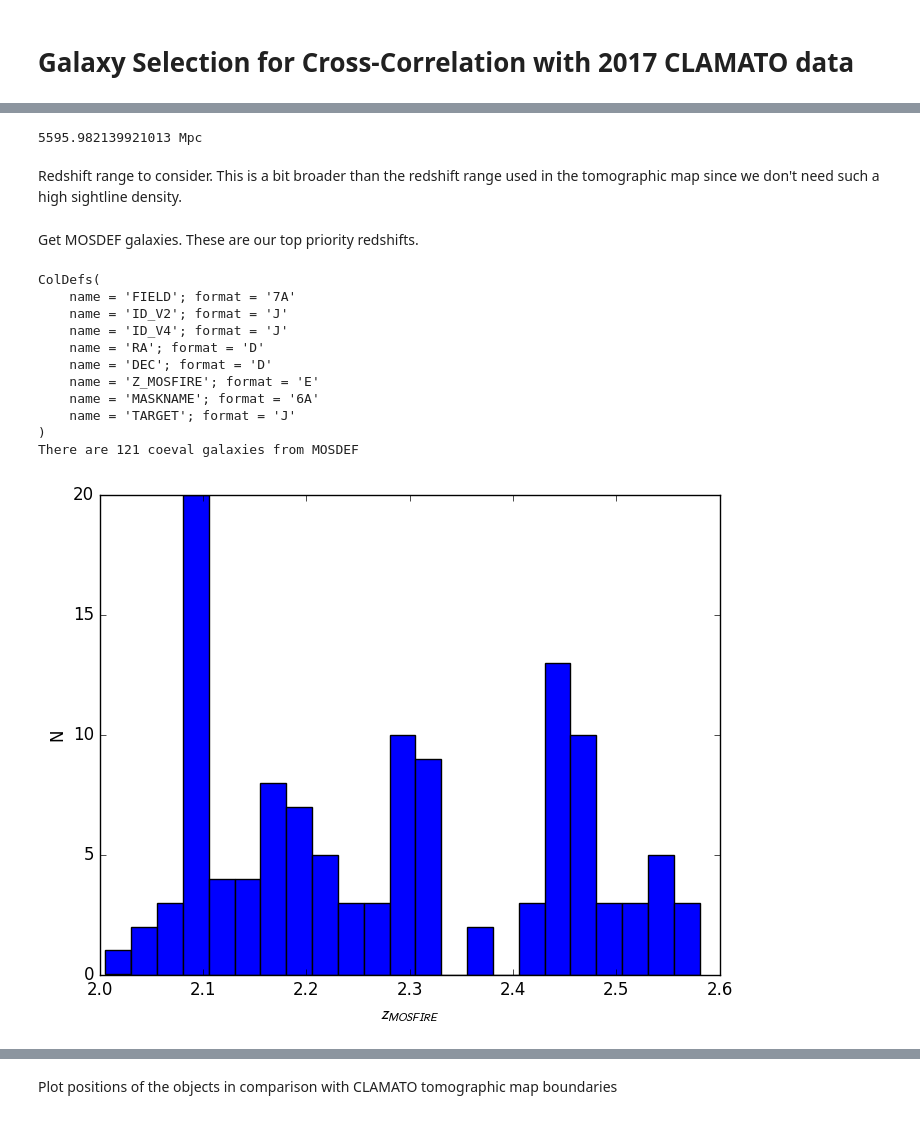
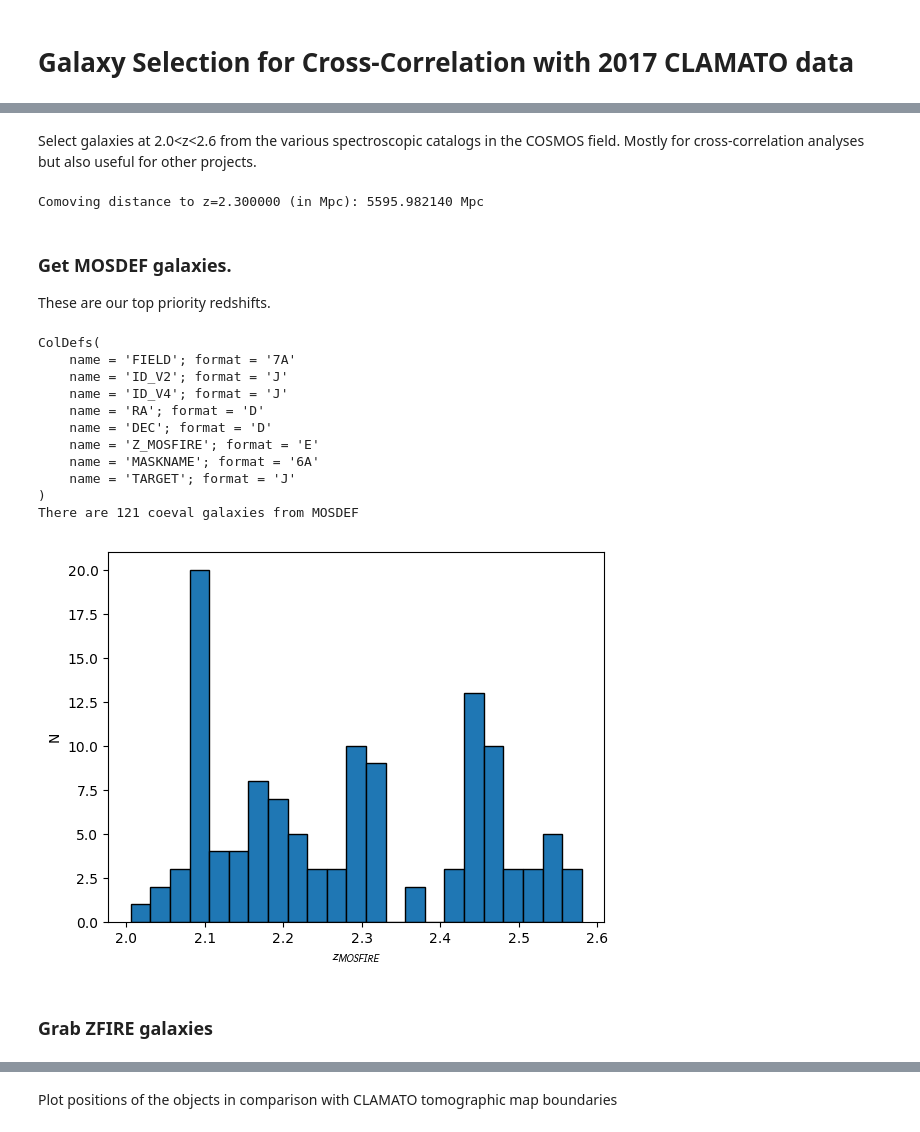
Before and after one commit to kheegan/crosscorr2017, a Jupyter notebook: grab_coeval_gal_cl2017.ipynb, the cells around one changed output, grey strips where cells are left out. Drawn from its saved outputs; the diff is of its cells as text; code cells hidden in the pictures.

```diff
--- a/grab_coeval_gal_cl2017.ipynb
+++ b/grab_coeval_gal_cl2017.ipynb
@@ -5,3 +3,5 @@ These are the approx map boundaries for the tomographic map. These are where mos
+# %% [markdown]
+Select galaxies at 2.0<z<2.6 from the various spectroscopic catalogs in the COSMOS field. Mostly for cross-correlation analyses but also useful for other projects.
 # %%
 import numpy as np
 from astropy.cosmology import FlatLambdaCDM
@@ -25,19 +25,25 @@ import matplotlib.pyplot as plt
 # Define cosmology
 cosmo = FlatLambdaCDM(H0=70, Om0=0.31)
 
+# These are coordinates of the tomographic map
 ra0 = 149.950000
 dec0 = 2.150000
 ra1 = 150.390000
 dec1 = 2.5010000
 
+# Redshift range to consider.
+# This is a bit broader than the redshift range used in the tomographic map since
+# we don't need such a high sightline density.
+zmin = 2.0
+zmax = 2.6
+zmid = (zmin+zmax)/2.
+
 # degrees per transverse Mpc/h
-deg_per_hMpc = 1./ cosmo.h / cosmo.comoving_distance(2.35).value * 180./np.pi
-print(cosmo.comoving_distance(2.35))
+deg_per_hMpc = 1./ cosmo.h / cosmo.comoving_distance(zmid).value * 180./np.pi
+print('Comoving distance to z={:f} (in Mpc): {:f}'.format(zmid, cosmo.comoving_distance(2.35)))
 
 # Look for galaxies up to 15Mpc/h transverse from the central map region
 d_ra  = 15. * deg_per_hMpc
 d_dec = 15. * deg_per_hMpc
 # %% [output]
-5595.982139921013 Mpc
+Comoving distance to z=2.300000 (in Mpc): 5595.982140 Mpc
-# %% [markdown]
-Redshift range to consider. This is a bit broader than the redshift range used in the tomographic map since we don't need such a high sightline density.
@@ -47,5 +50,6 @@ zmax = 2.6
 # %% [markdown]
-Get MOSDEF galaxies. These are our top priority redshifts.
+### Get MOSDEF galaxies.
+These are our top priority redshifts.
 # %%
 catdir = '/Users/kheegan/lya/3d_recon/ts/ts_cats/'
 mosdef2016_fil = catdir+'mosdef_zcat.16aug2016.fits'
@@ -74,32 +78,44 @@ catmddata = catmddata[allcuts]
 
 # Remove objects with duplicate observations from different MOSDEF masks
 tmp, u_ind = np.unique(catmddata['ID_V4'], return_index=True)
 catmddata = catmddata[u_ind]
 
 ra_md  = catmddata['RA']
 dec_md = catmddata['DEC']
 MosdefCoord = SkyCoord(ra=ra_md*u.degree, dec=dec_md*u.degree)
 
 #coord= plt.scatter(ra_md, dec_md, marker='o')
 print('There are '+str(len(catmddata))+' coeval galaxies from MOSDEF')
 
 fig, ax = plt.subplots()
 binwidth=0.025
 ax.hist(catmddata['Z_MOSFIRE'],bins=np.arange(min(catmddata['Z_MOSFIRE']),
-                                               max(catmddata['Z_MOSFIRE']) + binwidth, binwidth))
+                                               max(catmddata['Z_MOSFIRE']) + binwidth, binwidth),
+       ec='black')
 ax.set_xlabel(r'$z_{MOSFIRE}$')
 ax.set_ylabel('N')
 plt.show()
+
+# Initialize catalog and SkyCoord for all galaxies
+ra_all  = ra_md
+dec_all = dec_md
+z_all   = catmddata['Z_MOSFIRE']
+id_all = catmddata['ID_V4']
+source_all = np.asarray(['MOSDEF']*len(catmddata))
+
+SkyCoord_all = MosdefCoord
 # %% [output]
 ColDefs(
     name = 'FIELD'; format = '7A'
     name = 'ID_V2'; format = 'J'
     name = 'ID_V4'; format = 'J'
     name = 'RA'; format = 'D'
     name = 'DEC'; format = 'D'
     name = 'Z_MOSFIRE'; format = 'E'
     name = 'MASKNAME'; format = '6A'
     name = 'TARGET'; format = 'J'
 )
 There are 121 coeval galaxies from MOSDEF
-[figure, old version]
+[figure, new version]
+# %% [markdown]
+###  Grab ZFIRE galaxies
```
Also changed, not shown: parts of 27 cells of this notebook, 3 other files.
